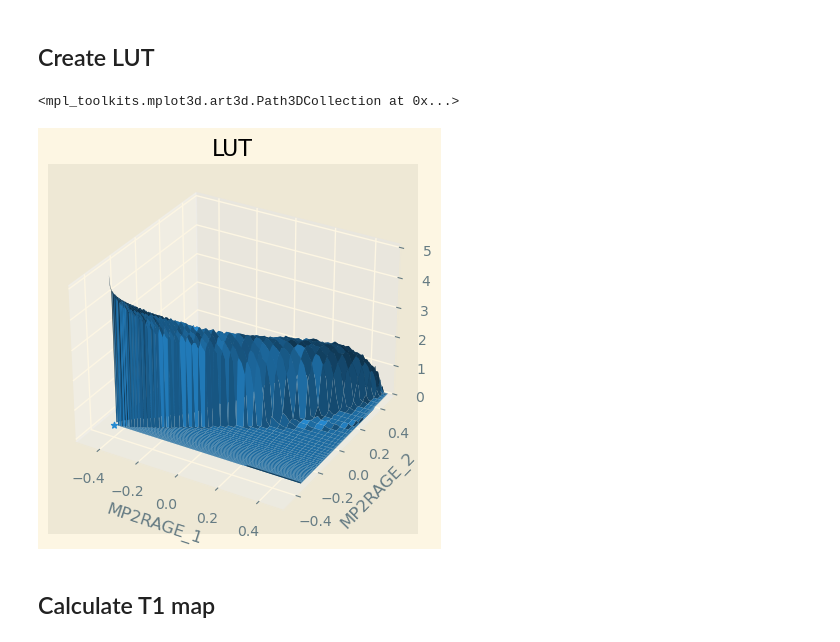
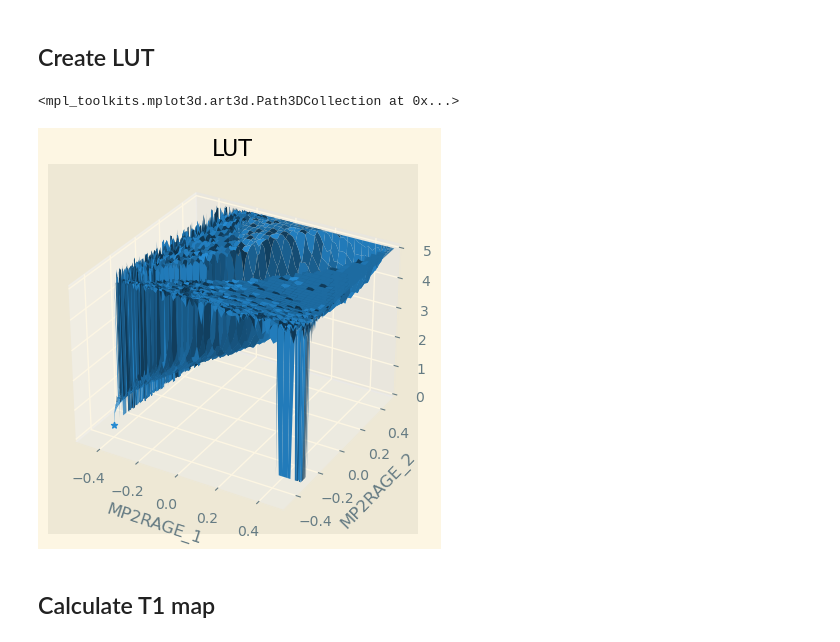
Before and after one commit to MASILab/map_t1_mapping, a Jupyter notebook: notebooks/likelihood_mp2rage_3d.ipynb, the cells around one changed output. Saved outputs shown, nothing was run; the diff lists cells and outputs as text; code cells hidden in the pictures.

```diff
--- a/notebooks/likelihood_mp2rage_3d.ipynb
+++ b/notebooks/likelihood_mp2rage_3d.ipynb
@@ -21,7 +22,7 @@ We load the given data from an example MP2RAGE sequence.
 # %%
 # Load subject
 subj = t1_mapping.mp2rage.MP2RAGESubject(
-    subject='334264',
+    subject_id='334264',
     scan='401-x-WIPMP2RAGE_0p7mm_1sTI_best_oneSENSE-x-WIPMP2RAGE_0p7mm_1sTI_best_oneSENSE',
     scan_times=['1010', '3310', '5610']
     )
@@ -48,9 +45,8 @@ distr = np.load(os.path.join(t1_mapping.definitions.SIMULATION_DATA, 'distr_100M
 ## Calculate ideal MP2RAGE equations
 # %%
 # Range of values for T1
-delta_t1 = 0.05
-t1_estimate = np.arange(0.05, 5.01, 0.05)
-num_points = len(t1_estimate)
+delta_t1 = subj.delta_t1
+t1_estimate = subj.t1
 
 # Calculate what values would be produced using these parameters
 GRE = t1_mapping.utils.gre_signal(T1=t1_estimate, **subj.eqn_params)
@@ -59,7 +55,7 @@ GRE = t1_mapping.utils.gre_signal(T1=t1_estimate, **subj.eqn_params)
 mp2rage1 = t1_mapping.utils.mp2rage_t1w(GRE[0,:], GRE[1,:])
 mp2rage2 = t1_mapping.utils.mp2rage_t1w(GRE[0,:], GRE[2,:])
 
-delta_m = (0.5-(-0.5))/mp2rage1.shape[0]
+delta_m = subj.delta_m
 # %% [markdown]
 ## Plot MP2RAGE equations
 # %%
@@ -162,28 +164,28 @@ Text(0.5, 0.92, '$\\alpha$ Values')
 # %% [markdown]
 ## Create LUT
 # %%
-max_L_gauss_ind = np.argmax(L_gauss, axis=2)
+max_L_gauss_ind = np.argmax(posterior, axis=2)
 t1_lut = t1_estimate[max_L_gauss_ind]
 T = 0.5
-t1_lut[alpha < T] = 0
+# t1_lut[alpha < T] = 0
 
 # Plot LUT
 fig = plt.figure()
 ax = fig.add_subplot(projection='3d')
 X,Y = np.meshgrid(mp2rage1, mp2rage2)
 ax.plot_surface(X, Y, t1_lut)
 ax.set_xlabel('MP2RAGE_1')
 ax.set_ylabel('MP2RAGE_2')
 ax.set_zlabel('T1')
 ax.set_xlim([-0.5, 0.5])
 ax.set_ylim([-0.5, 0.5])
 ax.set_zlim([0, 5])
 ax.set_title('LUT')
 
 ax.scatter3D(-0.4375, -0.3390, 0, marker='*')
 # %% [output]
 <mpl_toolkits.mplot3d.art3d.Path3DCollection at 0x...>
-[figure, old version]
+[figure, new version]
 # %% [markdown]
 ## Calculate T1 map
 # %%
```
Also changed, not shown: parts of 5 cells of this notebook, 6 other files.
